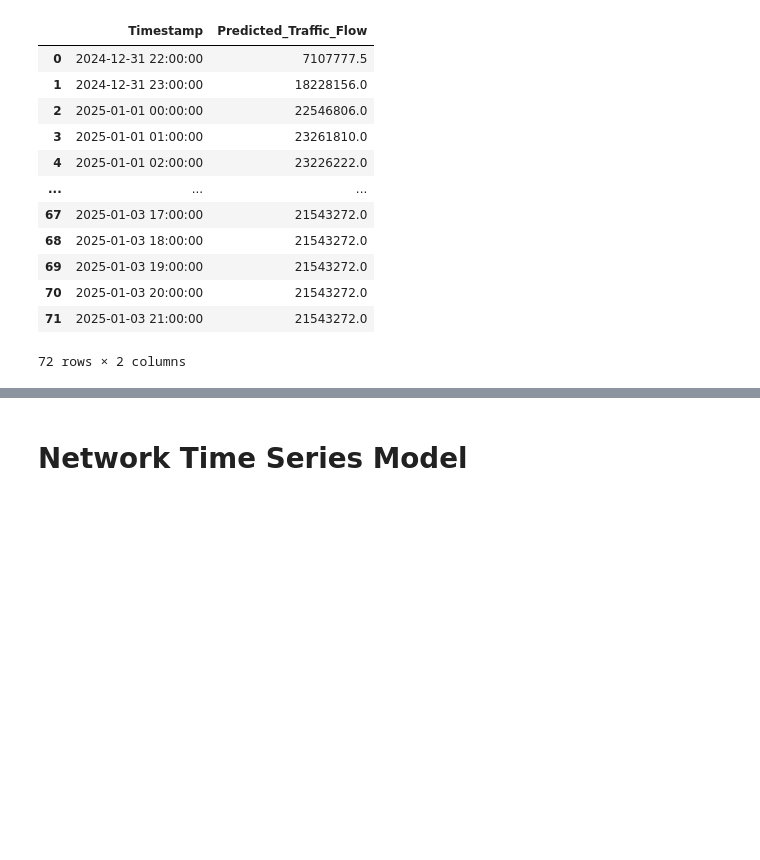
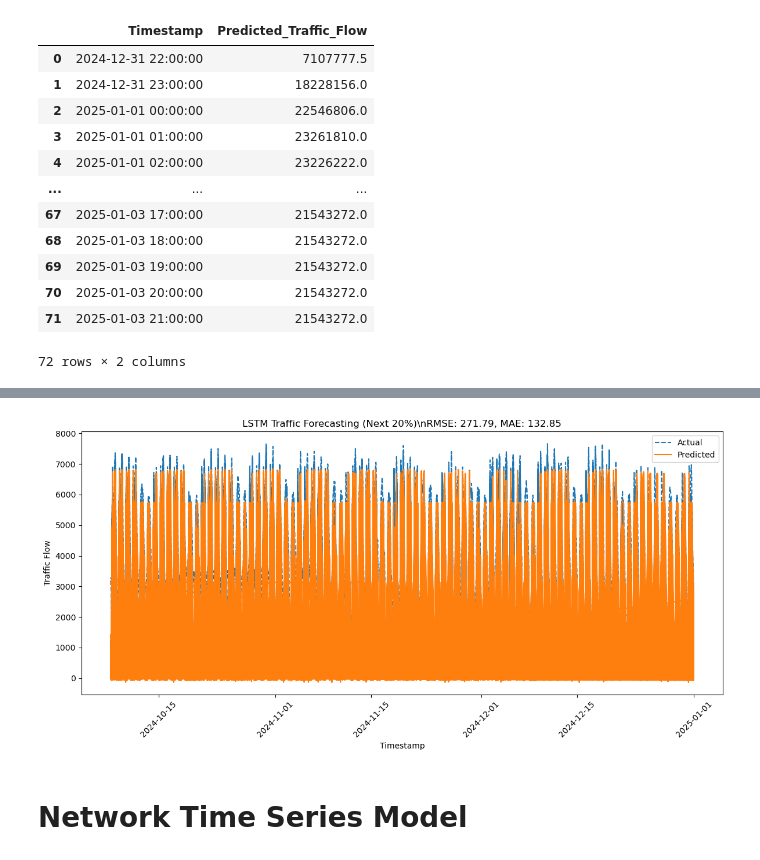
Before and after one commit to RichelCode/EV-Charging-Analysis, a Jupyter notebook: Final 3 months Analysis.ipynb, the cells around one changed output, grey strips where cells are left out. Drawn from its saved outputs; the diff is of its cells as text; code cells hidden in the pictures; blank space fills up the shorter version.

```diff
--- a/Final 3 months Analysis.ipynb
+++ b/Final 3 months Analysis.ipynb
@@ -1631,76 +1499,56 @@ df.head()
 # %%
-df.dropna(inplace=True)
-df.reset_index(drop=True, inplace=True)
+# Select only lag features as input
+lag_features = [col for col in df.columns if col.startswith("Flow_lag_") and df[col].notna().all()]
+X = df[lag_features].values.reshape(-1, len(lag_features), 1)
 
+# Scale the target (Total Flow)
 scaler = MinMaxScaler()
-df['Scaled_Flow'] = scaler.fit_transform(df[['Flow_For_Scaling']])
+df['Scaled_Target'] = scaler.fit_transform(df[['Total Flow']])
+y = df['Scaled_Target'].values
 
-for lag in range(1, 25):
-    df[f'Flow_lag_{lag}'] = df['Scaled_Flow'].shift(lag)
+# Train/test split (80% train, 20% test)
+split_index = int(len(X) * 0.8)
+X_train, X_test = X[:split_index], X[split_index:]
+y_train, y_test = y[:split_index], y[split_index:]
 
-df['target'] = df['Total Flow'].shift(-1)
-df['Scaled_target'] = scaler.transform(df[['target']])
-df.dropna(inplace=True)
-df.reset_index(drop=True, inplace=True)
-
-#  Prepare model input
-lag_features = [f'Flow_lag_{i}' for i in range(1, 25)]
-X = df[lag_features].values.reshape(-1, 24, 1)
-y = df['Scaled_target'].values
-
-# Build and train LSTM ===
+# Build LSTM model
 model = Sequential()
-model.add(LSTM(32, input_shape=(24, 1)))
+model.add(LSTM(64, input_shape=(len(lag_features), 1)))
 model.add(Dense(1))
 model.compile(optimizer='adam', loss='mse')
-model.fit(X, y, epochs=10, batch_size=32, validation_split=0.2)
+model.fit(X_train, y_train, epochs=20, batch_size=32, validation_split=0.2)
 
-# === STEP 4: Recursive forecast ===
-def recursive_forecast(model, last_window, n_steps=72):
-    predictions = []
-    current_input = last_window.copy().reshape(1, 24, 1)
-    for _ in range(n_steps):
-        next_val_scaled = model.predict(current_input, verbose=0)[0][0]
-        predictions.append(next_val_scaled)
-        current_input = np.append(current_input[0, 1:, 0], next_val_scaled).reshape(1, 24, 1)
-    return predictions
+# Predict and inverse transform
+y_pred_scaled = model.predict(X_test)
+y_pred = scaler.inverse_transform(y_pred_scaled)
+y_true = scaler.inverse_transform(y_test.reshape(-1, 1))
 
-last_known_scaled = df[lag_features].iloc[-1].values
-next_72_preds_scaled = recursive_forecast(model, last_known_scaled, n_steps=72)
-next_72_preds_real = scaler.inverse_transform(np.array(next_72_preds_scaled).reshape(-1, 1)).flatten()
-
-# === STEP 5: Build forecast DataFrame ===
-last_timestamp = df['Timestamp'].iloc[-1]
-future_timestamps = pd.date_range(start=last_timestamp + pd.Timedelta(hours=1), periods=72, freq='H')
-
-forecast_df = pd.DataFrame({
-    'Timestamp': future_timestamps,
-    'Predicted_Traffic_Flow': next_72_preds_real
-})
-
-# === STEP 6: Merge with actuals and evaluate ===
-merged = forecast_df.merge(df[['Timestamp', 'Total Flow']], on='Timestamp', how='inner')
-merged.rename(columns={'Total Flow': 'Actual_Traffic_Flow'}, inplace=True)
-merged.dropna(inplace=True)
-
-y_true = merged['Actual_Traffic_Flow'].values
-y_pred = merged['Predicted_Traffic_Flow'].values
-
+#Evaluate performance
 rmse = np.sqrt(mean_squared_error(y_true, y_pred))
 mae = mean_absolute_error(y_true, y_pred)
 
-print(f"✅ RMSE: {rmse:.2f}")
-print(f"✅ MAE : {mae:.2f}")
+print(f"RMSE: {rmse:.2f}")
+print(f"MAE : {mae:.2f}")
 
-# === STEP 7: Plot ===
+# Plot Actual vs Predicted
+timestamps = df['Timestamp'].iloc[split_index:].reset_index(drop=True)
+
 plt.figure(figsize=(12, 6))
-plt.plot(merged['Timestamp'], y_true, label='Actual', linestyle='--')
-plt.plot(merged['Timestamp'], y_pred, label='Predicted')
-plt.title(f"Actual vs Predicted Traffic Flow (Next 72 Hours)\nRMSE: {rmse:.2f}, MAE: {mae:.2f}")
-plt.xlabel("Time")
+plt.plot(timestamps, y_true, label='Actual', linestyle='--')
+plt.plot(timestamps, y_pred, label='Predicted')
+plt.title(f"LSTM Traffic Forecasting (Next 20%)\\nRMSE: {rmse:.2f}, MAE: {mae:.2f}")
+plt.xlabel("Timestamp")
 plt.ylabel("Traffic Flow")
 plt.xticks(rotation=45)
 plt.legend()
 plt.tight_layout()
 plt.show()
+
+# Save forecast results (optional)
+forecast_df = pd.DataFrame({
+    'Timestamp': timestamps,
+    'Actual_Traffic_Flow': y_true.flatten(),
+    'Predicted_Traffic_Flow': y_pred.flatten()
+})
+forecast_df.to_csv("lstm_forecast_evaluation.csv", index=False)
 # %% [output]
@@ -1711,3 +1572,4 @@ Feature names seen at fit time, yet now missing:
+[figure, added]
 # %% [markdown]
 # Network Time Series Model
 # %%
```
Also changed, not shown: parts of 4 cells of this notebook.
